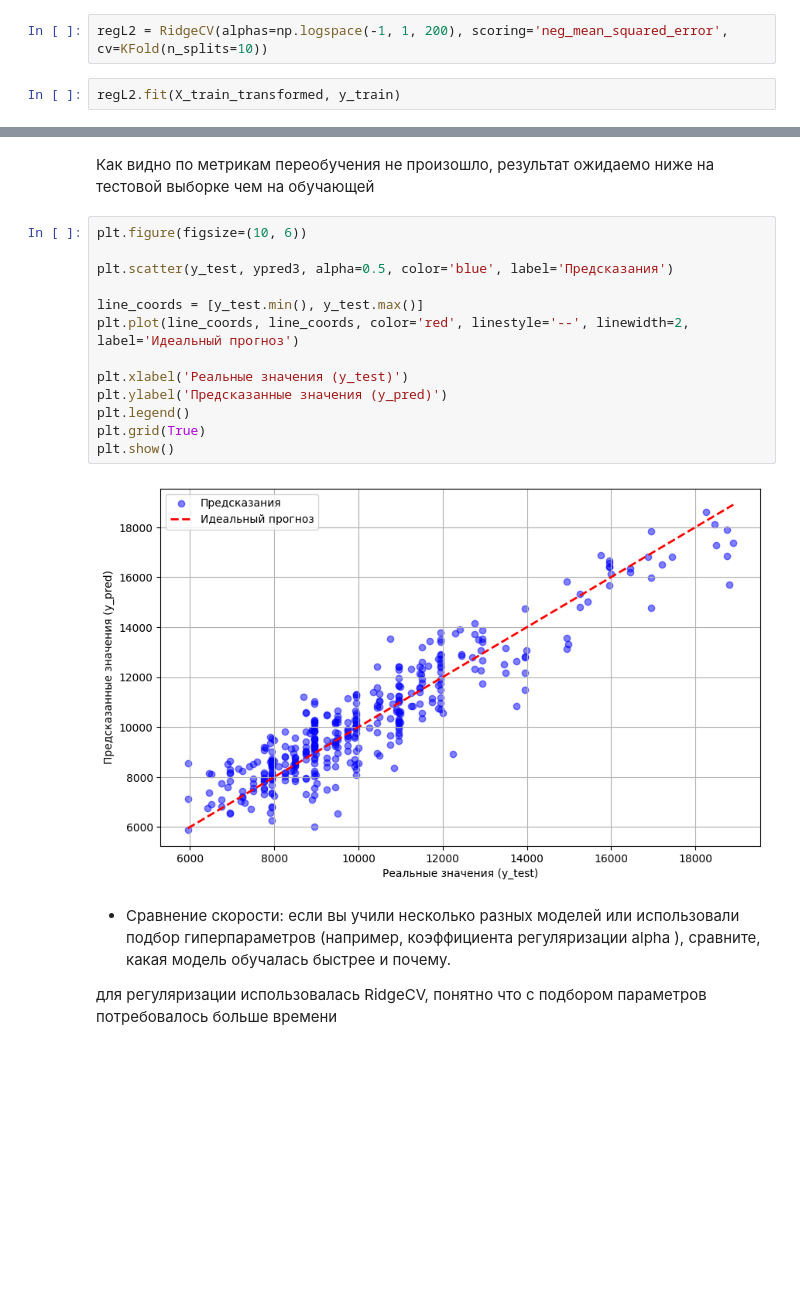
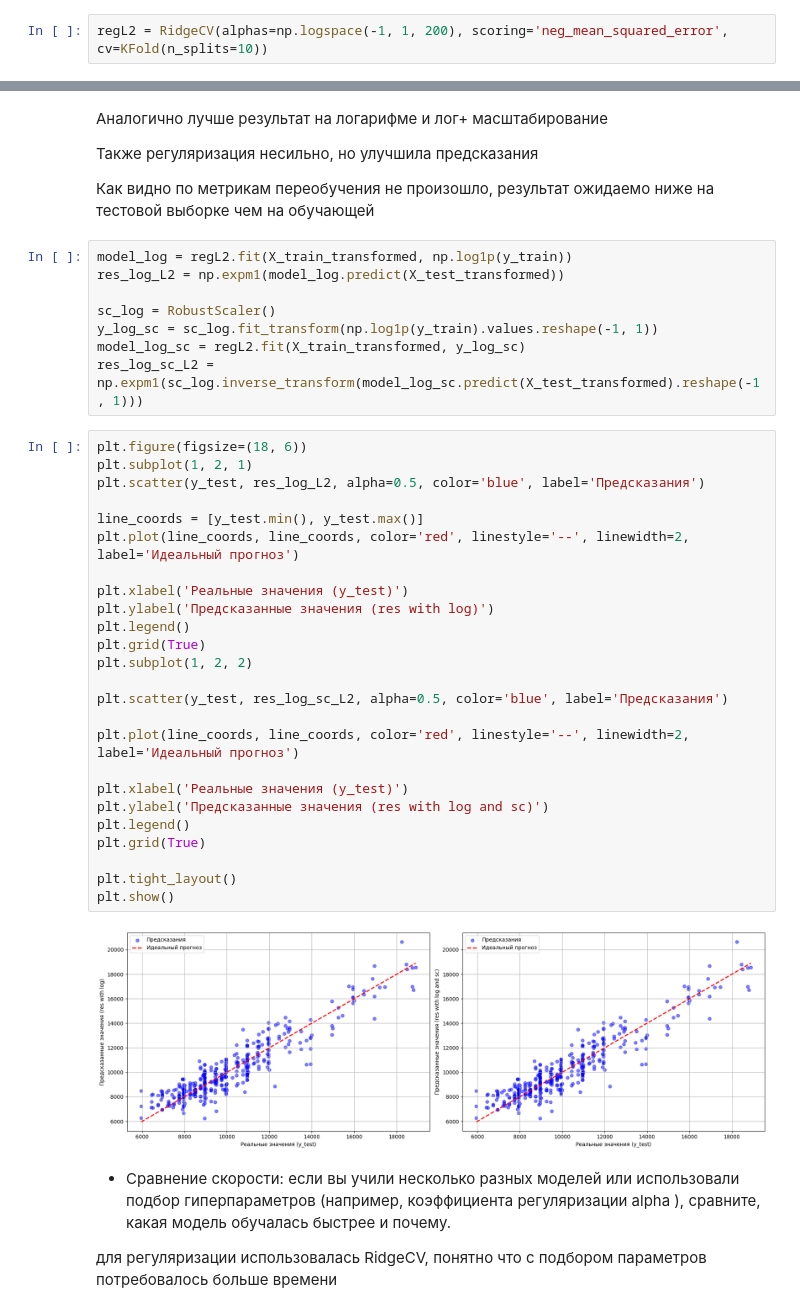
Before and after one commit to Aglaya-Alin/ML, a Jupyter notebook: hw04/hw04_linear_reg.ipynb, the cells around one changed output, grey strips where cells are left out. Drawn from its saved outputs; the diff is of its cells as text; blank space fills up the shorter version.

```diff
--- a/hw04/hw04_linear_reg.ipynb
+++ b/hw04/hw04_linear_reg.ipynb
@@ -530,5 +611,3 @@ L2 регуляризация:
 Требуется найти гиперпараметр alpha, с помощью кросс-валидации RidgeCV()
 # %%
 regL2 = RidgeCV(alphas=np.logspace(-1, 1, 200), scoring='neg_mean_squared_error', cv=KFold(n_splits=10))
-# %%
-regL2.fit(X_train_transformed, y_train)
@@ -569,20 +648,44 @@ df_comparison
 # %% [markdown]
+Аналогично лучше результат на логарифме и лог+ масштабирование
+
+Также регуляризация несильно, но улучшила предсказания
+
 Как видно по метрикам переобучения не произошло, результат ожидаемо ниже на тестовой выборке чем на обучающей
+# %%
+model_log = regL2.fit(X_train_transformed, np.log1p(y_train))
+res_log_L2 = np.expm1(model_log.predict(X_test_transformed))
+
+sc_log = RobustScaler()
+y_log_sc = sc_log.fit_transform(np.log1p(y_train).values.reshape(-1, 1))
+model_log_sc = regL2.fit(X_train_transformed, y_log_sc)
+res_log_sc_L2 = np.expm1(sc_log.inverse_transform(model_log_sc.predict(X_test_transformed).reshape(-1, 1)))
 # %%
-plt.figure(figsize=(10, 6))
-
-plt.scatter(y_test, ypred3, alpha=0.5, color='blue', label='Предсказания')
+plt.figure(figsize=(18, 6))
+plt.subplot(1, 2, 1)
+plt.scatter(y_test, res_log_L2, alpha=0.5, color='blue', label='Предсказания')
 
 line_coords = [y_test.min(), y_test.max()]
 plt.plot(line_coords, line_coords, color='red', linestyle='--', linewidth=2, label='Идеальный прогноз')
 
 plt.xlabel('Реальные значения (y_test)')
-plt.ylabel('Предсказанные значения (y_pred)')
+plt.ylabel('Предсказанные значения (res with log)')
 plt.legend()
 plt.grid(True)
+plt.subplot(1, 2, 2)
+
+plt.scatter(y_test, res_log_sc_L2, alpha=0.5, color='blue', label='Предсказания')
+
+plt.plot(line_coords, line_coords, color='red', linestyle='--', linewidth=2, label='Идеальный прогноз')
+
+plt.xlabel('Реальные значения (y_test)')
+plt.ylabel('Предсказанные значения (res with log and sc)')
+plt.legend()
+plt.grid(True)
+
+plt.tight_layout()
 plt.show()
 # %% [output]
-[figure, old version]
+[figure, new version]
 # %% [markdown]
 - Сравнение скорости: если вы учили несколько разных моделей или использовали подбор гиперпараметров (например, коэффициента регуляризации alpha ), сравните, какая модель обучалась быстрее и почему.
 
```
Also changed, not shown: parts of 18 cells of this notebook.
